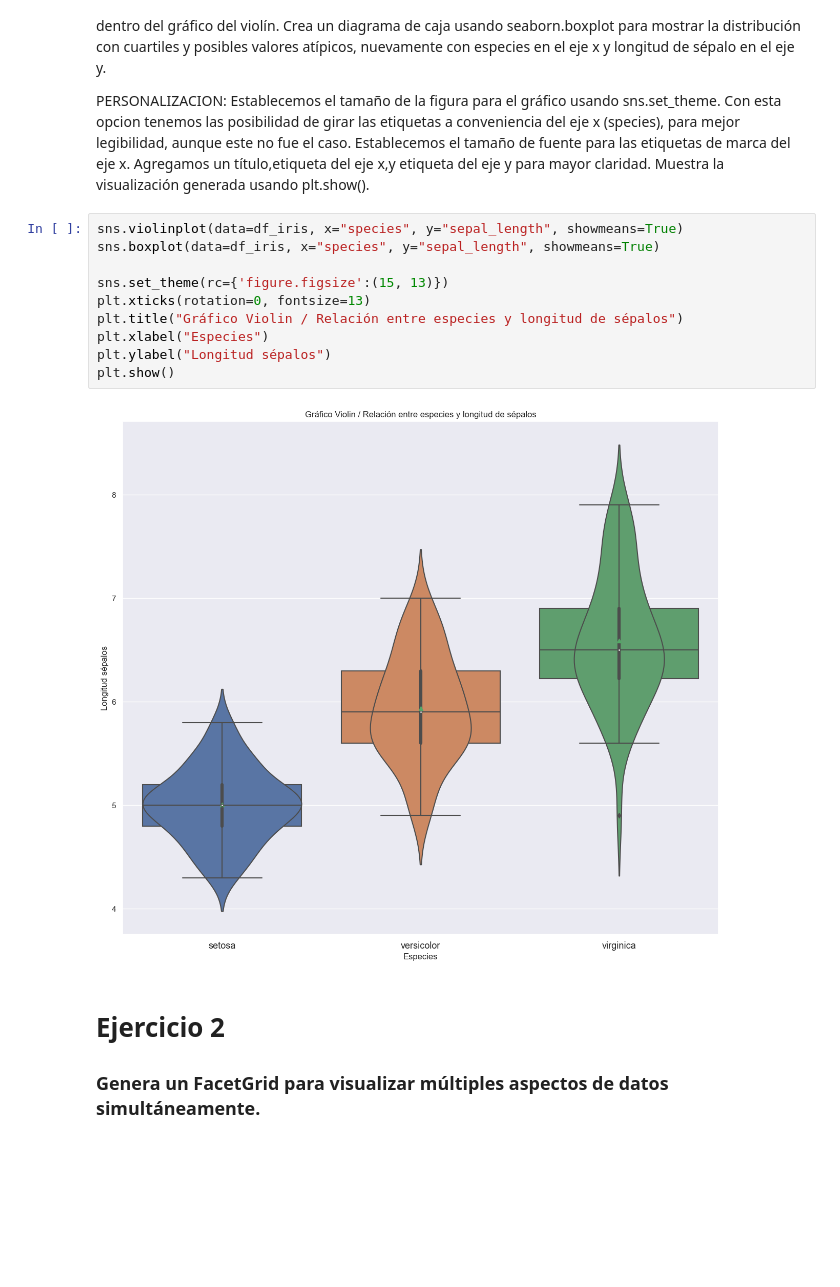
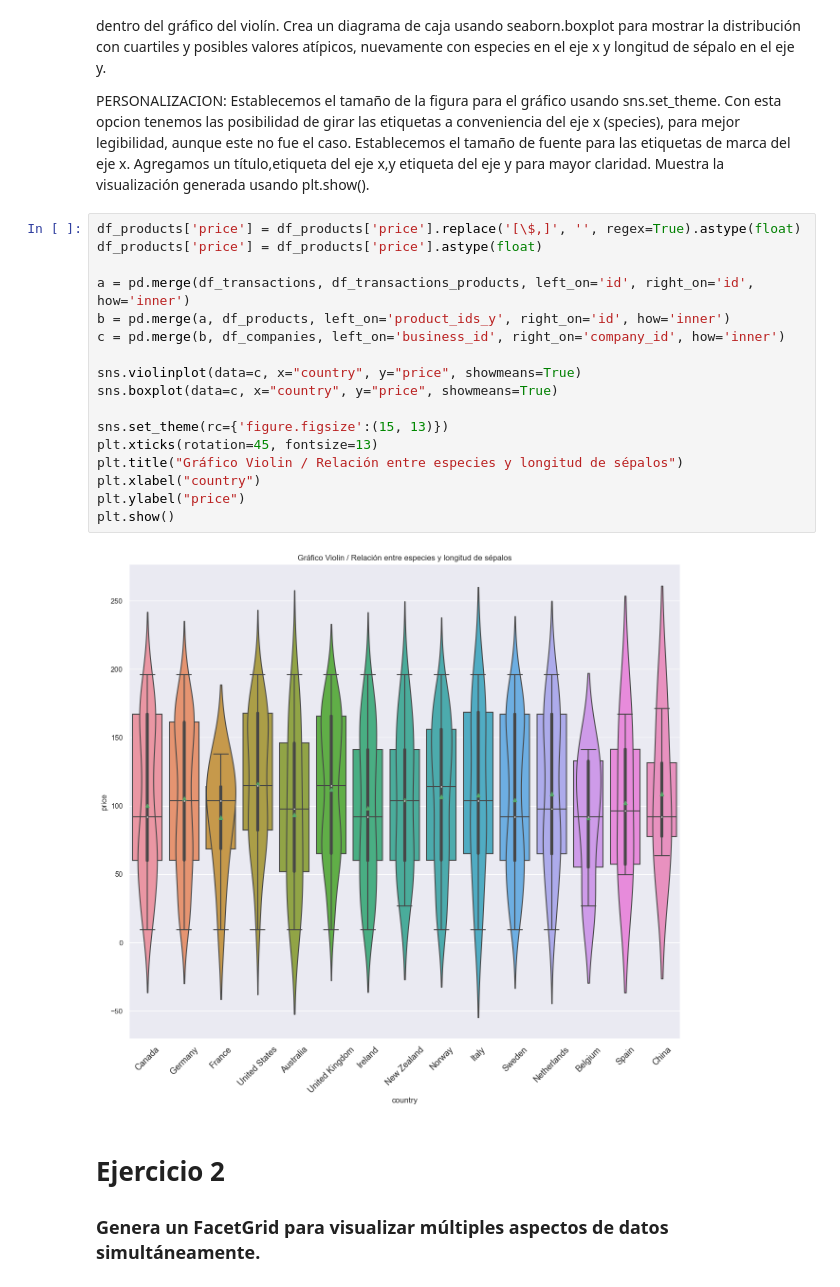
Before and after one commit to shuberth79/Data_Analytics_ITAcademy, a Jupyter notebook: SPRINT 8/8.1/SPRINT 8.1 python (sin claves).ipynb, the cells around one changed output. Saved outputs shown, nothing was run; the diff lists cells and outputs as text; blank space fills up the shorter version.

```diff
--- a/SPRINT 8/8.1/SPRINT 8.1 python (sin claves).ipynb
+++ b/SPRINT 8/8.1/SPRINT 8.1 python (sin claves).ipynb
@@ -546,17 +432,24 @@ Establecemos el tamaño de fuente para las etiquetas de marca del eje x.
 Agregamos un título,etiqueta del eje x,y etiqueta del eje y para mayor claridad.
 Muestra la visualización generada usando plt.show().
 # %%
-sns.violinplot(data=df_iris, x="species", y="sepal_length", showmeans=True)
-sns.boxplot(data=df_iris, x="species", y="sepal_length", showmeans=True)
+df_products['price'] = df_products['price'].replace('[\$,]', '', regex=True).astype(float)
+df_products['price'] = df_products['price'].astype(float)
+
+a = pd.merge(df_transactions, df_transactions_products, left_on='id', right_on='id', how='inner')
+b = pd.merge(a, df_products, left_on='product_ids_y', right_on='id', how='inner')
+c = pd.merge(b, df_companies, left_on='business_id', right_on='company_id', how='inner')
+
+sns.violinplot(data=c, x="country", y="price", showmeans=True)
+sns.boxplot(data=c, x="country", y="price", showmeans=True)
 
 sns.set_theme(rc={'figure.figsize':(15, 13)})
-plt.xticks(rotation=0, fontsize=13)
+plt.xticks(rotation=45, fontsize=13)
 plt.title("Gráfico Violin / Relación entre especies y longitud de sépalos")
-plt.xlabel("Especies")
-plt.ylabel("Longitud sépalos")
+plt.xlabel("country")
+plt.ylabel("price")
 plt.show()
 # %% [output]
-[figure, old version]
+[figure, new version]
 # %% [markdown]
 # Ejercicio 2
 ### Genera un FacetGrid para visualizar múltiples aspectos de datos simultáneamente.
```
Also changed, not shown: parts of 10 cells of this notebook.
